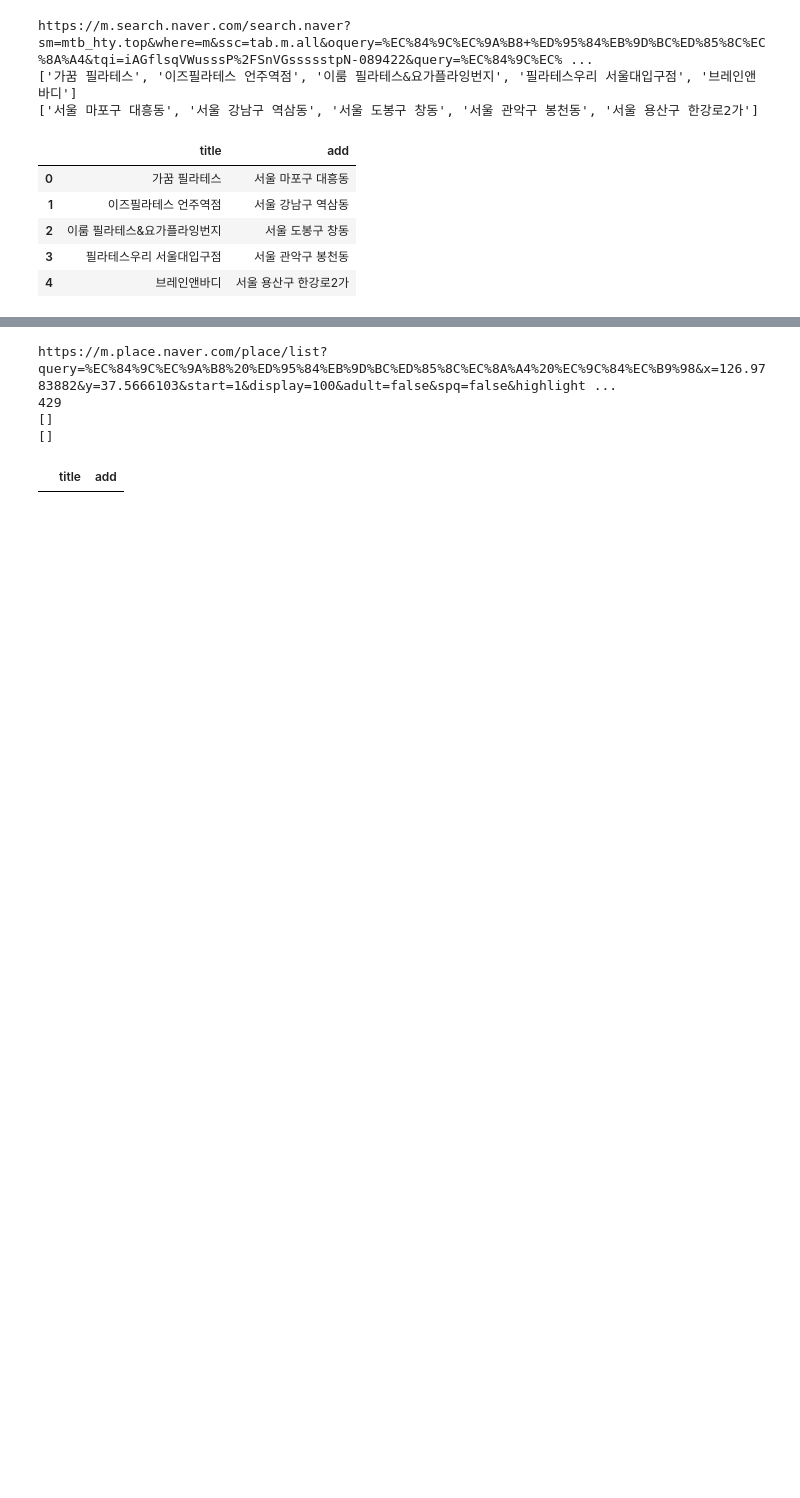
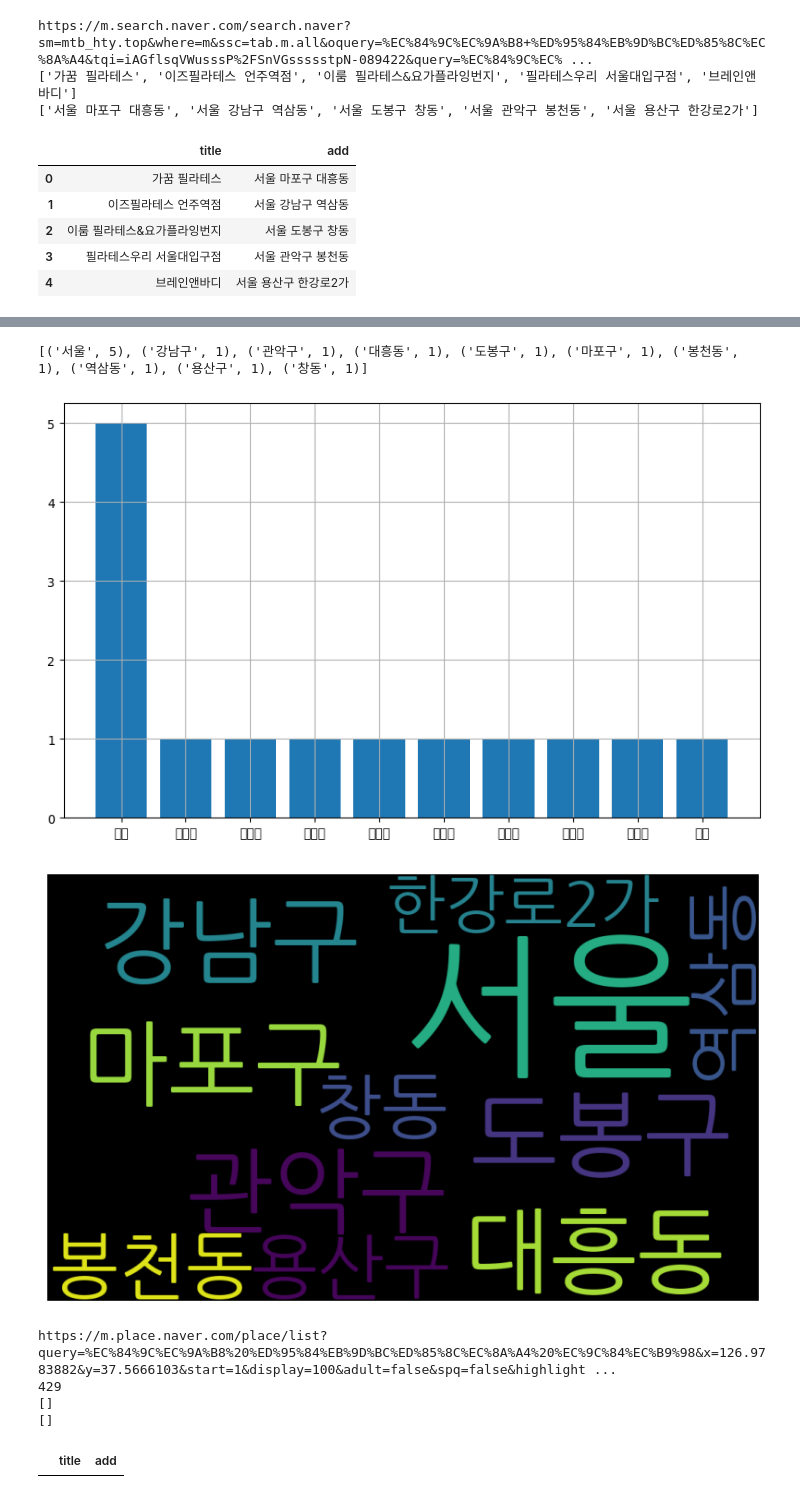
Before and after one commit to choyoujung/data-analysis, a Jupyter notebook: 필라테스_위치.ipynb, the cells around one changed output, grey strips where cells are left out. Cells and saved outputs as stored; diff of their text form; code cells hidden in the pictures; blank space fills up the shorter version.

```diff
--- a/필라테스_위치.ipynb
+++ b/필라테스_위치.ipynb
@@ -94,3 +151,75 @@ https://m.search.naver.com/search.naver?sm=mtb_hty.top&where=m&ssc=tab.m.all&oqu
+# %%
+import numpy as np
+import matplotlib.pyplot as plt
+from wordcloud import WordCloud
+import matplotlib.pyplot as plt
+from sklearn.feature_extraction.text import CountVectorizer
+
+plt.rcParams['figure.figsize'] = (10,6)
+
+# 말뭉치를 토큰화하여 빈도수 가져오기
+def get_wordTokenCount(corpus):
+
+
+    # 말뭉치를 토큰화하기
+    vect = CountVectorizer().fit(corpus)
+    count = vect.transform(corpus).toarray().sum(axis=0)
+
+    # 토큰 빈도수로 정렬하고 토큰명 추출
+    idx = np.argsort(-count)  # 내림 정렬하여 인덱스 반환: 토큰의 인덱스
+    count = count[idx]        # 토큰의 빈도수
+    feature_name = np.array(vect.get_feature_names_out())[idx]  # 토큰값
+
+    # 빈도수 많은 순서대로 토큰명 10개만 출력
+    print(list(zip(feature_name, count))[:10])
+
+    return feature_name, count
+
+
+# 단어(토큰) 빈도수 막대 그래프 그리기
+def draw_wordTokenCountGraph(data, freq):
+    plt.bar(data, freq)
+    plt.grid()
+    plt.show()
+
+    # 그래프 그림 저장히기
+    plt.savefig(f'./token_bar_graph.png')
+
+# 워드클라우드 만들기
+def make_wordcloud(feature_name, count):
+    # 한글 폰트 경로를 설정
+    font_path = 'NanumGothic'  #/usr/share/fonts/truetype/nanum/NanumGothic.ttf  #코랩
+    # font_path = 'malgun'  # C:/Windows/Fonts/                                  #window
+
+    # (토큰명, 빈도수) 딕셔너리 타입으로 변환
+    data = dict(zip(feature_name, count))
+
+    # 워드클라우드로 그래프로 시각화
+    wc = WordCloud(width = 1000, height = 600, background_color="black", font_path=font_path)
+    plt.imshow(wc.generate_from_frequencies(data)) #딕셔너리
+    plt.axis("off")
+    plt.show()
+
+    # 이미지 파일로 저장하기
+    wc.to_file(f'./워드클라우드.png')
+
+
+# 1.텍스트 말뭉치(corpus) 데이터 지정하기
+corpus = df['add'].to_list()
+# print(corpus)
+
+# 2.말뭉치를 토큰화하여 빈도수 가져오기
+feature_name, count = get_wordTokenCount(corpus)
+
+# 3.단어(토큰) 빈도수 막대 그래프 그리기(상위 10개)
+draw_wordTokenCountGraph(feature_name[:10], count[:10])
+
+# 3.워드 클라우드 만들기
+make_wordcloud(feature_name, count)
+# %% [output]
+[('서울', 5), ('강남구', 1), ('관악구', 1), ('대흥동', 1), ('도봉구', 1), ('마포구', 1), ('봉천동', 1), ('역삼동', 1), ('용산구', 1), ('창동', 1)]
+[figure, added]
+[figure, added]
 # %%
 import pandas as pd
 import requests
```
Also changed, not shown: parts of 3 cells of this notebook.
